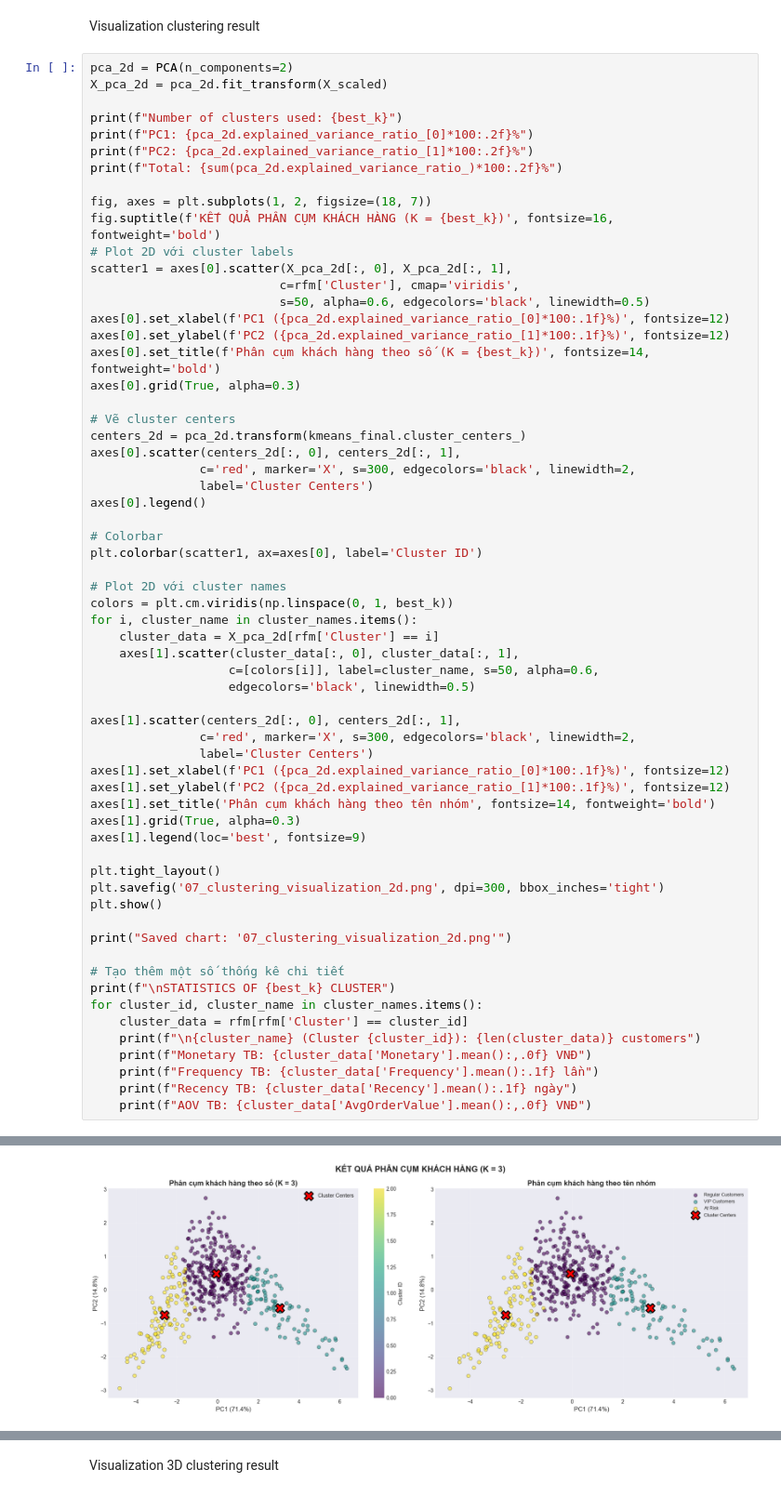
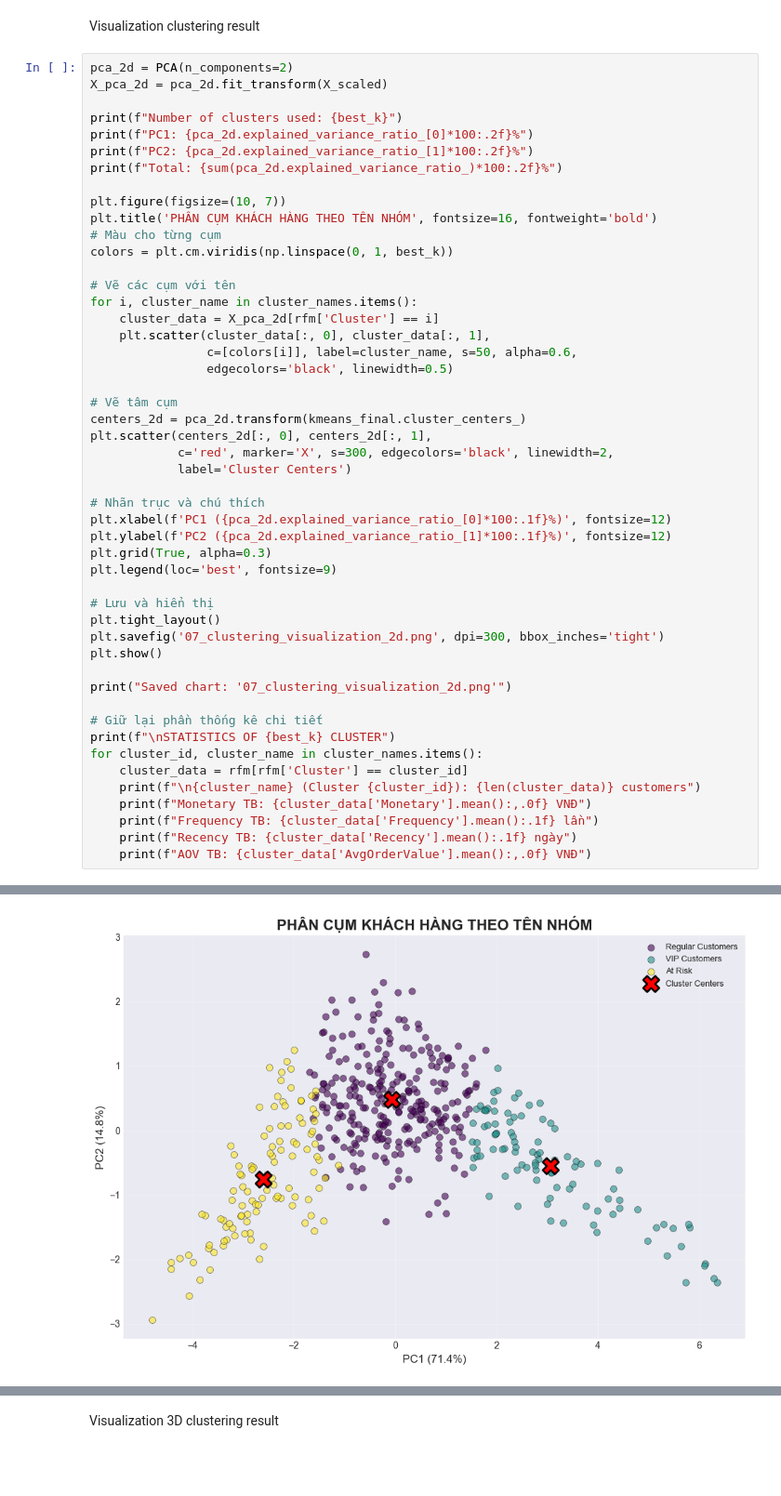
Before and after one commit to huuhiep0303/customer_clustering, a Jupyter notebook: customer_clustering.ipynb, the cells around one changed output, grey strips where cells are left out. Shown at 93% size. Cells and saved outputs as stored; diff of their text form; blank space fills up the shorter version.

Commit message:
visualization clustering

```diff
--- a/customer_clustering.ipynb
+++ b/customer_clustering.ipynb
@@ -1005,68 +1005,55 @@ X_pca_2d = pca_2d.fit_transform(X_scaled)
 
 print(f"Number of clusters used: {best_k}")
 print(f"PC1: {pca_2d.explained_variance_ratio_[0]*100:.2f}%")
 print(f"PC2: {pca_2d.explained_variance_ratio_[1]*100:.2f}%")
 print(f"Total: {sum(pca_2d.explained_variance_ratio_)*100:.2f}%")
 
-fig, axes = plt.subplots(1, 2, figsize=(18, 7))
-fig.suptitle(f'KẾT QUẢ PHÂN CỤM KHÁCH HÀNG (K = {best_k})', fontsize=16, fontweight='bold')
-# Plot 2D với cluster labels
-scatter1 = axes[0].scatter(X_pca_2d[:, 0], X_pca_2d[:, 1],
-                          c=rfm['Cluster'], cmap='viridis',
-                          s=50, alpha=0.6, edgecolors='black', linewidth=0.5)
-axes[0].set_xlabel(f'PC1 ({pca_2d.explained_variance_ratio_[0]*100:.1f}%)', fontsize=12)
-axes[0].set_ylabel(f'PC2 ({pca_2d.explained_variance_ratio_[1]*100:.1f}%)', fontsize=12)
-axes[0].set_title(f'Phân cụm khách hàng theo số (K = {best_k})', fontsize=14, fontweight='bold')
-axes[0].grid(True, alpha=0.3)
+plt.figure(figsize=(10, 7))
+plt.title('PHÂN CỤM KHÁCH HÀNG THEO TÊN NHÓM', fontsize=16, fontweight='bold')
+# Màu cho từng cụm
+colors = plt.cm.viridis(np.linspace(0, 1, best_k))
 
-# Vẽ cluster centers
-centers_2d = pca_2d.transform(kmeans_final.cluster_centers_)
-axes[0].scatter(centers_2d[:, 0], centers_2d[:, 1],
-               c='red', marker='X', s=300, edgecolors='black', linewidth=2,
-               label='Cluster Centers')
-axes[0].legend()
-
-# Colorbar
-plt.colorbar(scatter1, ax=axes[0], label='Cluster ID')
-
-# Plot 2D với cluster names
-colors = plt.cm.viridis(np.linspace(0, 1, best_k))
+# Vẽ các cụm với tên
 for i, cluster_name in cluster_names.items():
     cluster_data = X_pca_2d[rfm['Cluster'] == i]
-    axes[1].scatter(cluster_data[:, 0], cluster_data[:, 1],
-                   c=[colors[i]], label=cluster_name, s=50, alpha=0.6,
-                   edgecolors='black', linewidth=0.5)
+    plt.scatter(cluster_data[:, 0], cluster_data[:, 1],
+                c=[colors[i]], label=cluster_name, s=50, alpha=0.6,
+                edgecolors='black', linewidth=0.5)
 
-axes[1].scatter(centers_2d[:, 0], centers_2d[:, 1],
-               c='red', marker='X', s=300, edgecolors='black', linewidth=2,
-               label='Cluster Centers')
-axes[1].set_xlabel(f'PC1 ({pca_2d.explained_variance_ratio_[0]*100:.1f}%)', fontsize=12)
-axes[1].set_ylabel(f'PC2 ({pca_2d.explained_variance_ratio_[1]*100:.1f}%)', fontsize=12)
-axes[1].set_title('Phân cụm khách hàng theo tên nhóm', fontsize=14, fontweight='bold')
-axes[1].grid(True, alpha=0.3)
-axes[1].legend(loc='best', fontsize=9)
+# Vẽ tâm cụm
+centers_2d = pca_2d.transform(kmeans_final.cluster_centers_)
+plt.scatter(centers_2d[:, 0], centers_2d[:, 1],
+            c='red', marker='X', s=300, edgecolors='black', linewidth=2,
+            label='Cluster Centers')
 
+# Nhãn trục và chú thích
+plt.xlabel(f'PC1 ({pca_2d.explained_variance_ratio_[0]*100:.1f}%)', fontsize=12)
+plt.ylabel(f'PC2 ({pca_2d.explained_variance_ratio_[1]*100:.1f}%)', fontsize=12)
+plt.grid(True, alpha=0.3)
+plt.legend(loc='best', fontsize=9)
+
+# Lưu và hiển thị
 plt.tight_layout()
 plt.savefig('07_clustering_visualization_2d.png', dpi=300, bbox_inches='tight')
 plt.show()
 
 print("Saved chart: '07_clustering_visualization_2d.png'")
 
-# Tạo thêm một số thống kê chi tiết
+# Giữ lại phần thống kê chi tiết
 print(f"\nSTATISTICS OF {best_k} CLUSTER")
 for cluster_id, cluster_name in cluster_names.items():
     cluster_data = rfm[rfm['Cluster'] == cluster_id]
     print(f"\n{cluster_name} (Cluster {cluster_id}): {len(cluster_data)} customers")
     print(f"Monetary TB: {cluster_data['Monetary'].mean():,.0f} VNĐ")
     print(f"Frequency TB: {cluster_data['Frequency'].mean():.1f} lần")
     print(f"Recency TB: {cluster_data['Recency'].mean():.1f} ngày")
     print(f"AOV TB: {cluster_data['AvgOrderValue'].mean():,.0f} VNĐ")
 # %% [output]
 Number of clusters used: 3
 PC1: 71.39%
 PC2: 14.82%
 Total: 86.21%
-[figure, old version]
+[figure, new version]
 Saved chart: '07_clustering_visualization_2d.png'
 
 STATISTICS OF 3 CLUSTER
```
Also changed, not shown: parts of 1 cell of this notebook, 2 other files.
